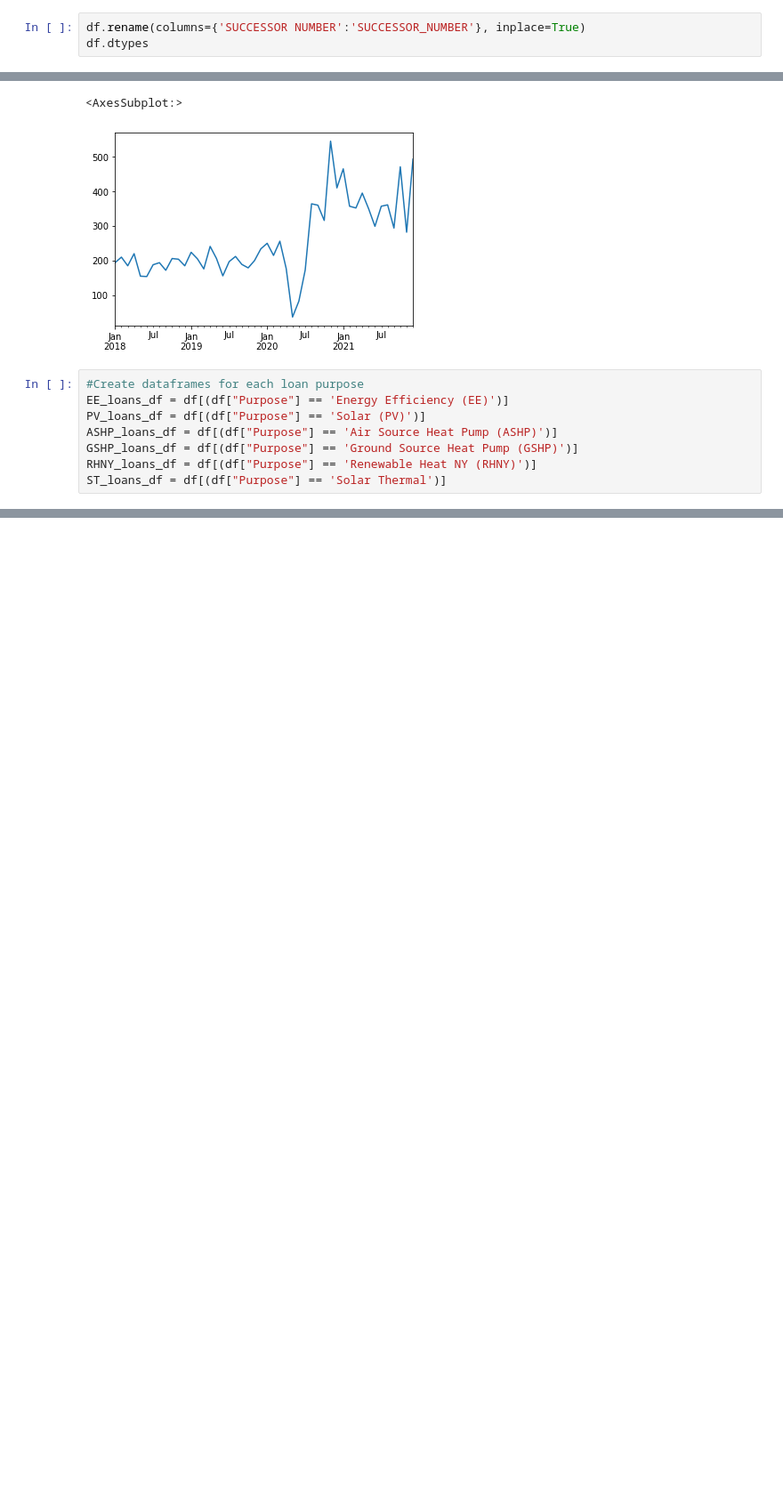
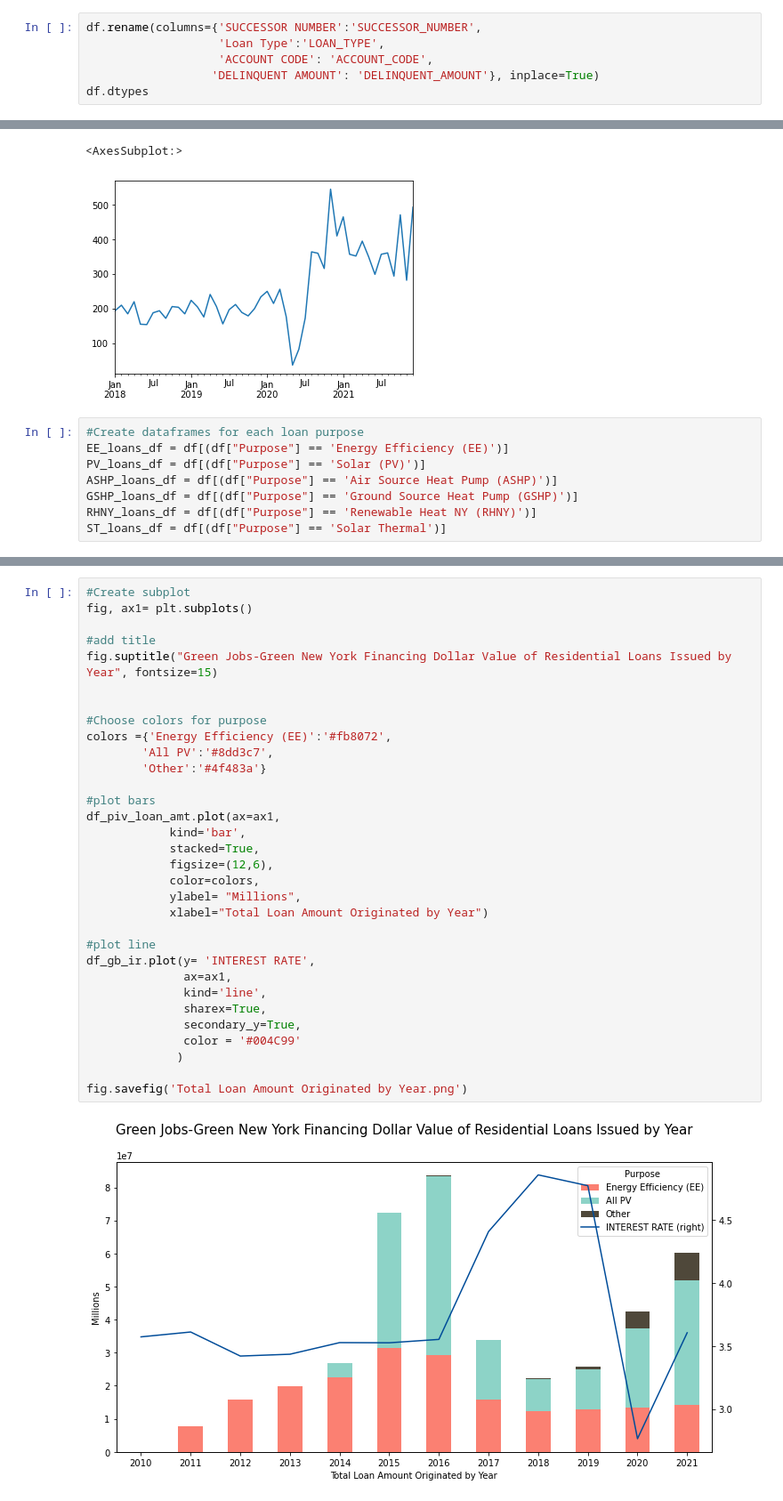
Before and after one commit to jlixander/GJGNY_Analysis, a Jupyter notebook: GJGNY_Analysis.ipynb, the cells around one changed output, grey strips where cells are left out. Shown at 89% size. Cells and saved outputs as stored; diff of their text form; blank space fills up the shorter version.

```diff
--- a/GJGNY_Analysis.ipynb
+++ b/GJGNY_Analysis.ipynb
@@ -31,7 +31,10 @@ df
 | 34105 | 12/31/2021 | 08/14/2015 | 08/24/2015 | 14199.75 | 180 | ... |
 34106 rows × 41 columns
 # %%
-df.rename(columns={'SUCCESSOR NUMBER':'SUCCESSOR_NUMBER'}, inplace=True)
+df.rename(columns={'SUCCESSOR NUMBER':'SUCCESSOR_NUMBER',
+                   'Loan Type':'LOAN_TYPE',
+                   'ACCOUNT CODE': 'ACCOUNT_CODE',
+                  'DELINQUENT AMOUNT': 'DELINQUENT_AMOUNT'}, inplace=True)
 df.dtypes
 # %% [output]
 Reporting Period              object
@@ -331,0 +236,34 @@ plt.show()
+# %%
+#Create subplot
+fig, ax1= plt.subplots()
+
+#add title
+fig.suptitle("Green Jobs-Green New York Financing Dollar Value of Residential Loans Issued by Year", fontsize=15)
+
+
+#Choose colors for purpose
+colors ={'Energy Efficiency (EE)':'#fb8072',
+        'All PV':'#8dd3c7',
+        'Other':'#4f483a'}
+
+#plot bars
+df_piv_loan_amt.plot(ax=ax1,
+            kind='bar',
+            stacked=True,
+            figsize=(12,6),
+            color=colors,
+            ylabel= "Millions",
+            xlabel="Total Loan Amount Originated by Year")
+
+#plot line
+df_gb_ir.plot(y= 'INTEREST RATE',
+              ax=ax1,
+              kind='line',
+              sharex=True,
+              secondary_y=True,
+              color = '#004C99'
+             )
+
+fig.savefig('Total Loan Amount Originated by Year.png')
+# %% [output]
+[figure, added]
```
Also changed, not shown: parts of 42 cells of this notebook.
